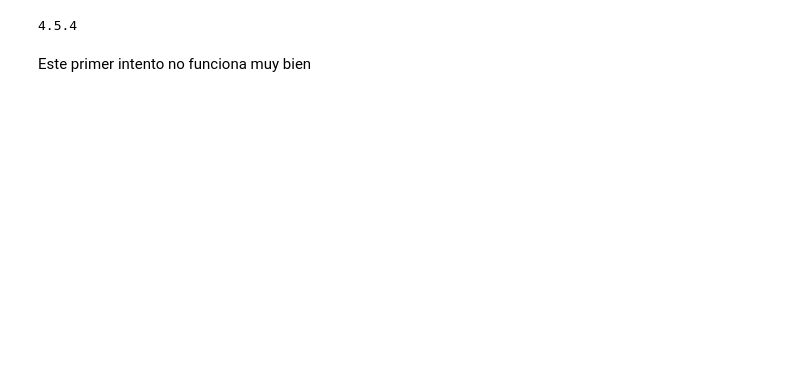
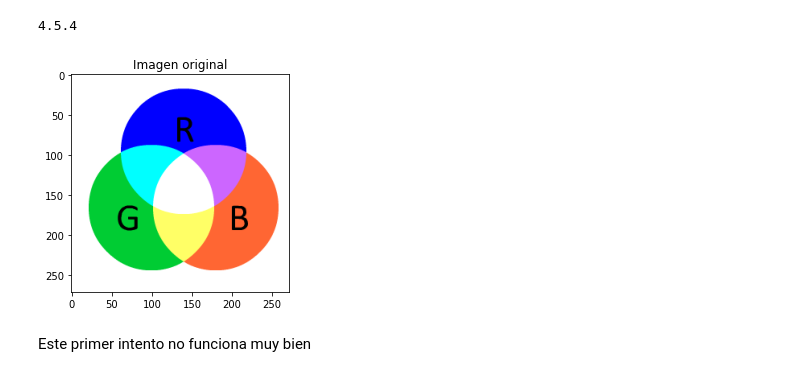
Before and after one commit to genomorro/unir, a Jupyter notebook: test.ipynb, the cells around one changed output. Cells and saved outputs as stored; diff of their text form; code cells hidden in the pictures; blank space fills up the shorter version.

```diff
--- a/test.ipynb
+++ b/test.ipynb
@@ -7,4 +7,9 @@ print(cv.__version__)
 # %% [output]
 4.5.4
 # %%
-im=cv.imread('unir-2.jpg')
+im=cv.imread('im/rgb.png')
+plt.imshow(im)
+plt.title("Imagen original")
+plt.show()
+# %% [output]
+[figure, added]
```
Also changed, not shown: parts of 5 cells of this notebook, 5 other files.
